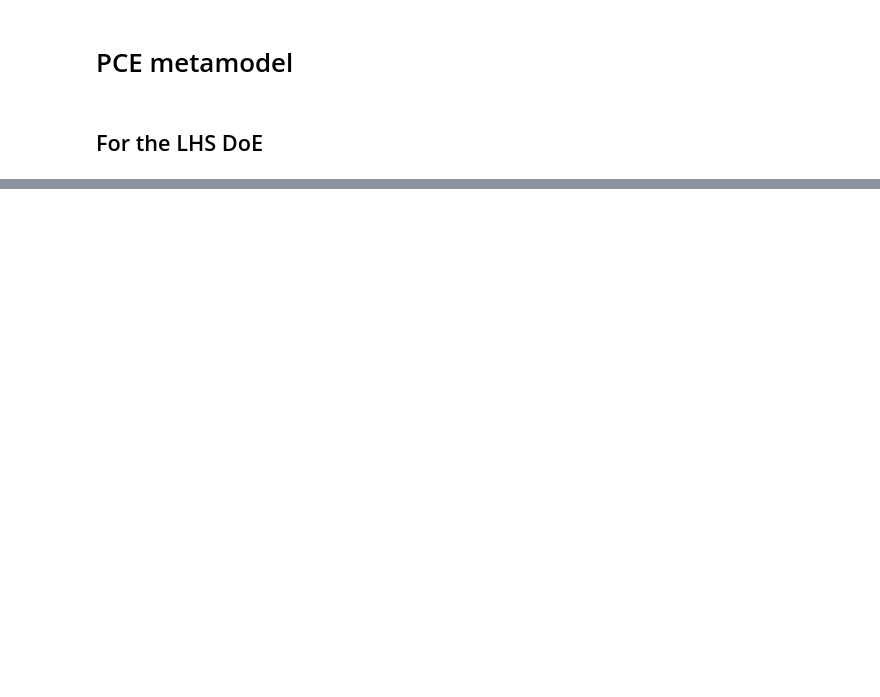
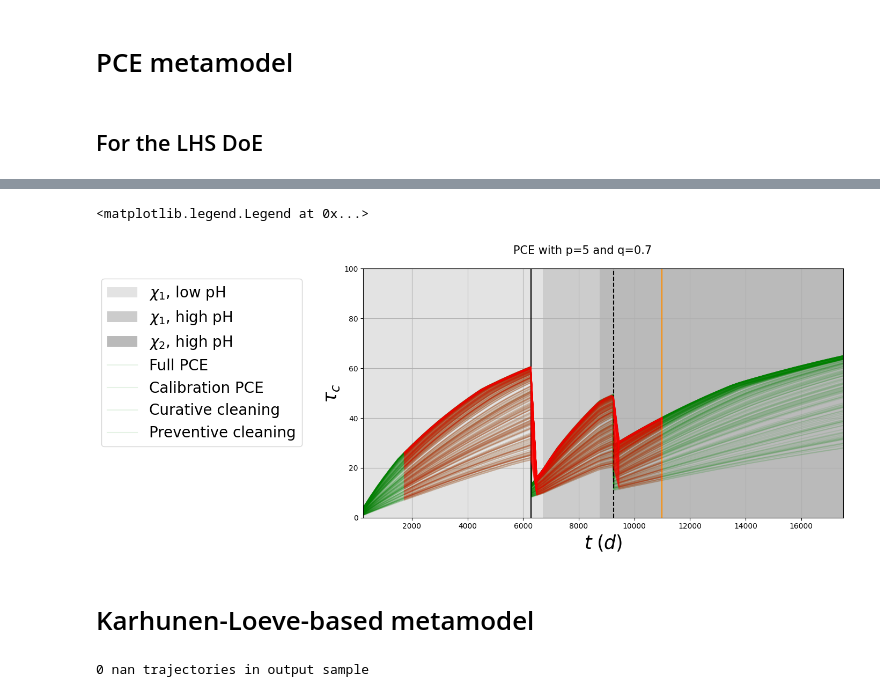
Before and after one commit to EdgarJaber/bayes-calibration-for-prognostics, a Jupyter notebook: metamodels_build.ipynb, the cells around one changed output, grey strips where cells are left out. Saved outputs shown, nothing was run; the diff lists cells and outputs as text; code cells hidden in the pictures; blank space fills up the shorter version.

```diff
--- a/metamodels_build.ipynb
+++ b/metamodels_build.ipynb
@@ -134,0 +190,13 @@ TypeError: VPCEMetamodel.fit() missing 2 required positional arguments: 'margina
+# %%
+fig, axs = plot_tpd(input_dic, np.asarray(test_traj_full), SIMULATION_TIME, 'PCE metamodel')
+
+for i in range(250):
+    plt.plot(data[:,0], test_traj_calibration[i], color='red', alpha=0.1)
+    if i == 0:
+        plt.plot(data[:,0], test_traj_calibration[i], color='red', alpha=0.1, label='Calibration PCE')
+fig.suptitle(f'PCE with p={DEGREE} and q={QNORM}', fontsize=15)
+legend = [r'$\chi_1$, low pH', r'$\chi_1$, high pH', r'$\chi_2$, high pH', 'Full PCE', 'Calibration PCE', 'Curative cleaning', 'Preventive cleaning']
+fig.legend(legend, bbox_to_anchor=(-0.01,0.9), fontsize=20)
+# %% [output]
+<matplotlib.legend.Legend at 0x...>
+[figure, added]
@@ -134,0 +209,2 @@ TypeError: VPCEMetamodel.fit() missing 2 required positional arguments: 'margina
+# %% [markdown]
+# Karhunen-Loeve-based metamodel
@@ -134,0 +216,4 @@ TypeError: VPCEMetamodel.fit() missing 2 required positional arguments: 'margina
+# %%
+X, y, scaler = prepro_data_kl(lhs_hl, lhs_cl, n_max, n_samp, dimension, scale=True)
+# %% [output]
+0 nan trajectories in output sample
```
Also changed, not shown: parts of 34 cells of this notebook, 4 other files.
